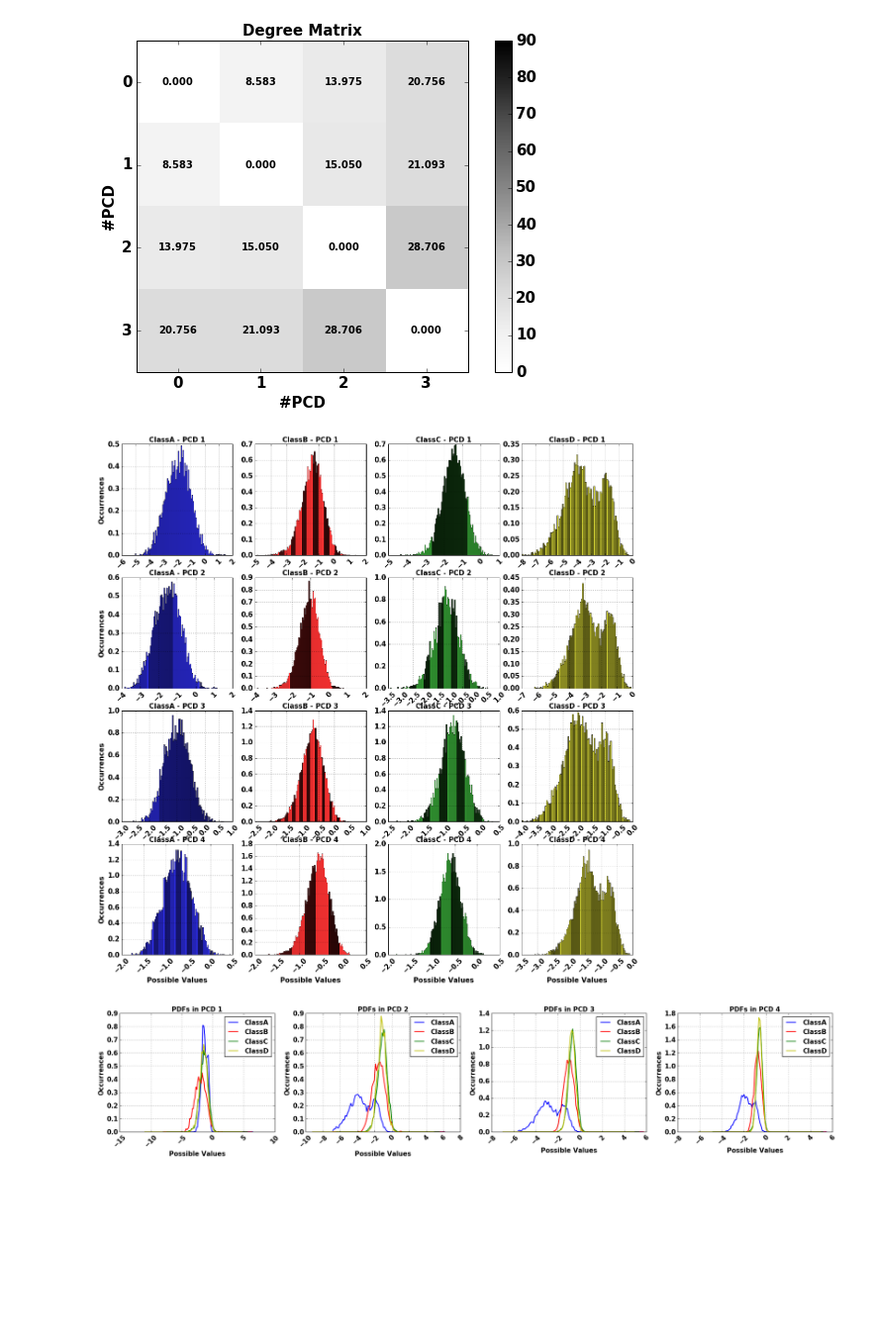
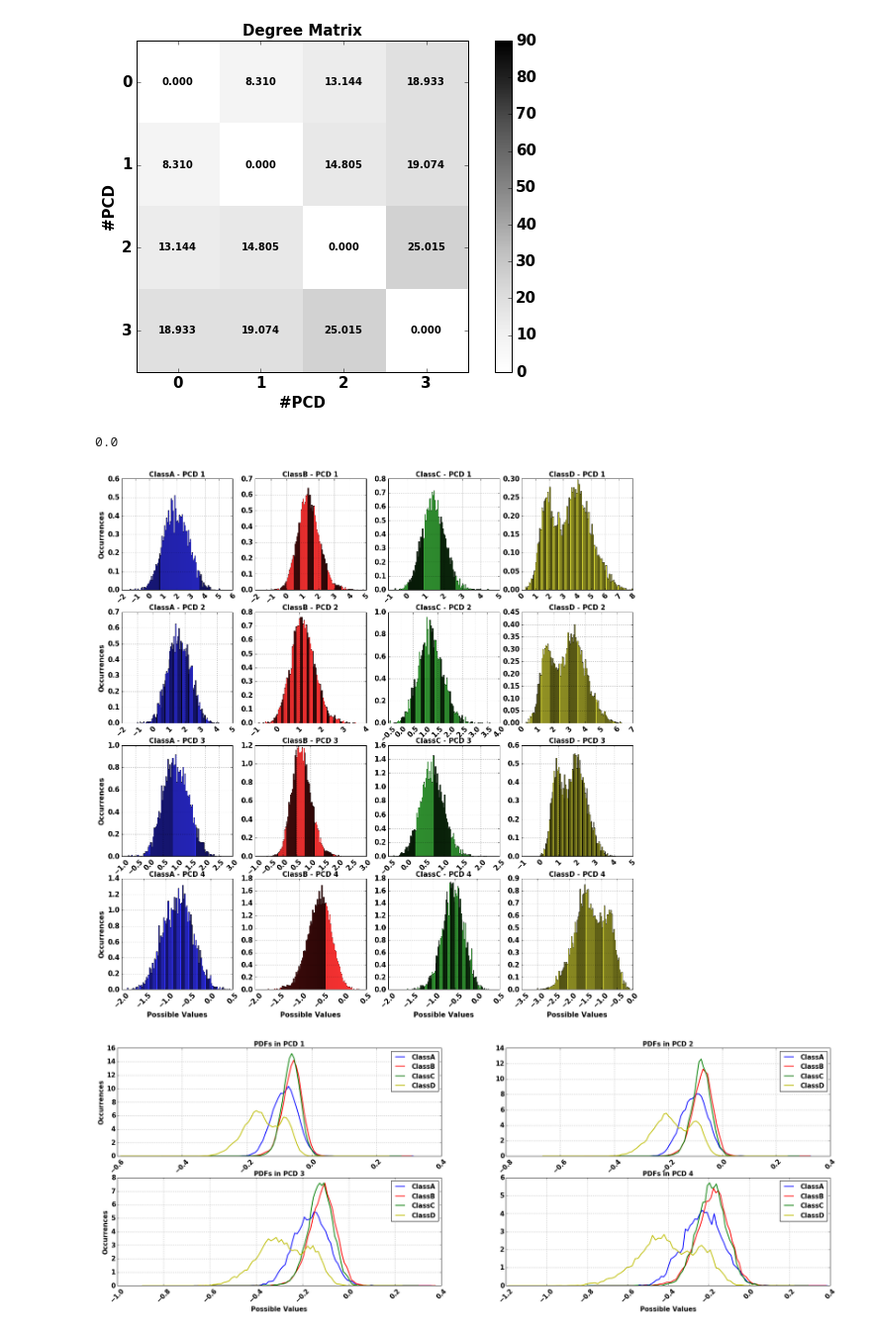
Before and after one commit to natmourajr/SonarAnalysis, a Jupyter notebook: Packages/PreProcessing/PCDIndependent/PCDIndependent_Train.ipynb, the cells around one changed output. Shown at 99% size. Drawn from its saved outputs; the diff is of its cells as text; code cells hidden in the pictures; blank space fills up the shorter version.

Commit message:
some probls.  u with degree measuraments...

```diff
--- a/Packages/PreProcessing/PCDIndependent/PCDIndependent_Train.ipynb
+++ b/Packages/PreProcessing/PCDIndependent/PCDIndependent_Train.ipynb
@@ -212,7 +210,8 @@ for ifold in range(train_info['n_folds']):
                 data_proj = np.zeros_like(norm_all_data)
                 for i_old_pcd in range(ipcd):
                     data_proj = data_proj + (np.matmul(np.matmul(
-                            norm_all_data,pcds[ifold][i_old_pcd]),pcds[ifold][i_old_pcd].T)/
+                            pcds[ifold][i_old_pcd].T,norm_all_data.T).T,
+                                                      pcds[ifold][i_old_pcd].T)/
                                             np.matmul(pcds[ifold][i_old_pcd].T,
                                                       pcds[ifold][i_old_pcd]))
 
@@ -271,7 +274,7 @@ print log_entries
 {0: {'date': '2016_08_04_12_25_24', 'package': 'PCDDeflaction'}, 1: {'date': '2016_08_05_13_47_46', 'package': 'PCDDeflaction'}, 2: {'date': '2016_08_05_14_01_36', 'package': 'PCDDeflaction'}, 3: {'da ...
 # %%
 # Plot degree between each PCD
-choose_date = '2016_08_09_12_26_23'
+choose_date = '2016_08_10_14_53_10'
 choose_fold = 0
 
 train_info_name = result_analysis_path+'/train_info_files'+'/'+choose_date+'_train_info.jbl'
@@ -299,6 +302,7 @@ for ipcd in range(train_info['n_pcds']):
             degree = degree - 180
         if degree > 180 and degree < 270:
             degree = degree - 180
+
         degree_matrix[ipcd,jpcd] = np.abs(degree)
 
 import matplotlib.pyplot as plt
@@ -343,9 +347,13 @@ ax.yaxis.set_ticks(tick_marks)
  <matplotlib.axis.YTick at 0x...>,
  <matplotlib.axis.YTick at 0x...>]
 [figure]
+# %%
+print degree_test
+# %% [output]
+0.0
 # %%
 # Plot distributions of Proj Data in each PCD
-choose_date = '2016_08_09_12_26_23'
+choose_date = '2016_08_10_14_53_10'
 choose_fold = 0
 
 train_info_name = result_analysis_path+'/train_info_files'+'/'+choose_date+'_train_info.jbl'
@@ -399,7 +407,7 @@ for iclass in range(n_classes):
             tick.set_rotation(45)
         ax[ipcd,iclass].grid()
 # %% [output]
-[figure, old version]
+[figure, new version]
 # %%
 # Plot PDFs of Proj Data in each PCD
 
@@ -419,48 +427,63 @@ pcd_file.close()
 pcds = pcds[0]
 
 import matplotlib.pyplot as plt
 %matplotlib inline
 
 plt.rcParams['xtick.labelsize'] = 15
 plt.rcParams['ytick.labelsize'] = 15
 
 plt.rc('legend',**{'fontsize':15})
 
 plt.rc('font', weight='bold')
 
-n_rows = 1
+n_rows = 2
+n_columns = int(np.ceil(train_info['n_pcds']/n_rows))
 
-fig, ax = plt.subplots(figsize=(30,5),nrows=n_rows,
-                       ncols=int(np.ceil(train_info['n_pcds']/n_rows)))
+fig, ax = plt.subplots(figsize=(30,10), nrows=n_rows, ncols=n_columns)
 class_labels=["ClassA", "ClassB", "ClassC","ClassD"]
 m_colors = ['b', 'r', 'g', 'y']
 
 
 kernel = 'epanechnikov' # other kernels: 'gaussian', 'tophat',
                     #'epanechnikov', 'exponential', 'linear', 'cosine'
 
+irow = 0
+icolumn = 0
+
 for ipcd in range(train_info['n_pcds']):
     for iclass in range(len(class_labels)):
+        plot_data = all_data[all_trgt==iclass]
+        proj_data = ((np.matmul(pcds[choose_fold][ipcd].T,plot_data.T).T)/
+                     np.matmul(pcds[choose_fold][ipcd].T,pcds[choose_fold][ipcd]))
+        n_bins = np.linspace(proj_data.min()-.25,proj_data.max()+.25,100)
 
-        ax[ipcd].set_title('PDFs in PCD %i'%(ipcd+1),fontweight='bold',fontsize=15)
-        ax[ipcd].set_xlabel('Possible Values',fontweight='bold',fontsize=15)
-        ax[ipcd].set_ylabel('Occurrences',fontweight='bold',fontsize=15)
-
-        plot_data = all_data[all_trgt==iclass]
-        proj_data = np.matmul(plot_data,pcds[choose_fold][ipcd])
-        n_bins = np.linspace(proj_data.min()-3.0,proj_data.max()+5.0,100)
+        kde = KernelDensity(kernel=kernel,algorithm='auto',
+                            bandwidth=0.01).fit(proj_data)
 
         log_dens_x = kde.score_samples(n_bins[:, np.newaxis])
-        kde = KernelDensity(kernel=kernel,algorithm='auto',
-                            bandwidth=0.05).fit(proj_data)
-        ax[ipcd].plot(n_bins, np.exp(log_dens_x),
+        ax[irow,icolumn].plot(n_bins, np.exp(log_dens_x),
                       color=m_colors[iclass],
                       linewidth=2.0,label=class_labels[iclass])
-    handles, labels = ax[ipcd].get_legend_handles_labels()
-    ax[ipcd].legend(handles, labels,loc='best')
 
-    for tick in ax[ipcd].get_xticklabels():
+    handles, labels = ax[irow,icolumn].get_legend_handles_labels()
+    ax[irow,icolumn].legend(handles, labels,loc='best')
+
+    ax[irow,icolumn].set_title('PDFs in PCD %i'%(ipcd+1),fontweight='bold',fontsize=15)
+
+    if icolumn == 0:
+        ax[irow,icolumn].set_ylabel('Occurrences',fontweight='bold',fontsize=15)
+    if irow == n_rows-1:
+        ax[irow,icolumn].set_xlabel('Possible Values',fontweight='bold',fontsize=15)
+
+
+    for tick in ax[irow,icolumn].get_xticklabels():
         tick.set_rotation(45)
-    ax[ipcd].grid()
+    ax[irow,icolumn].grid()
+
+    if icolumn+1 == n_columns:
+        icolumn = 0
+        irow = irow+1
+    else:
+        icolumn = icolumn+1
 # %% [output]
-[figure, old version]
+[figure, new version]
```
Also changed, not shown: parts of 6 cells of this notebook.
